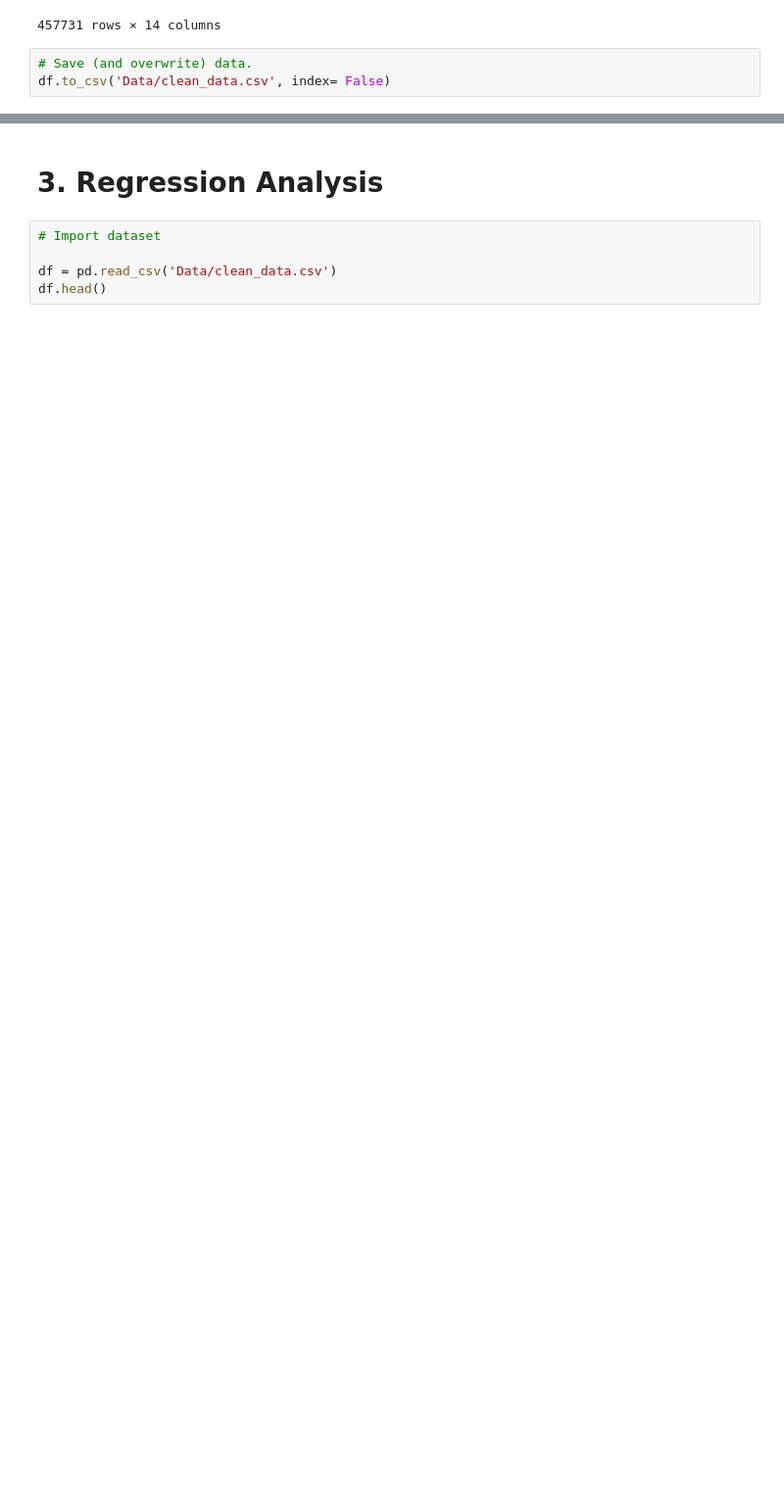
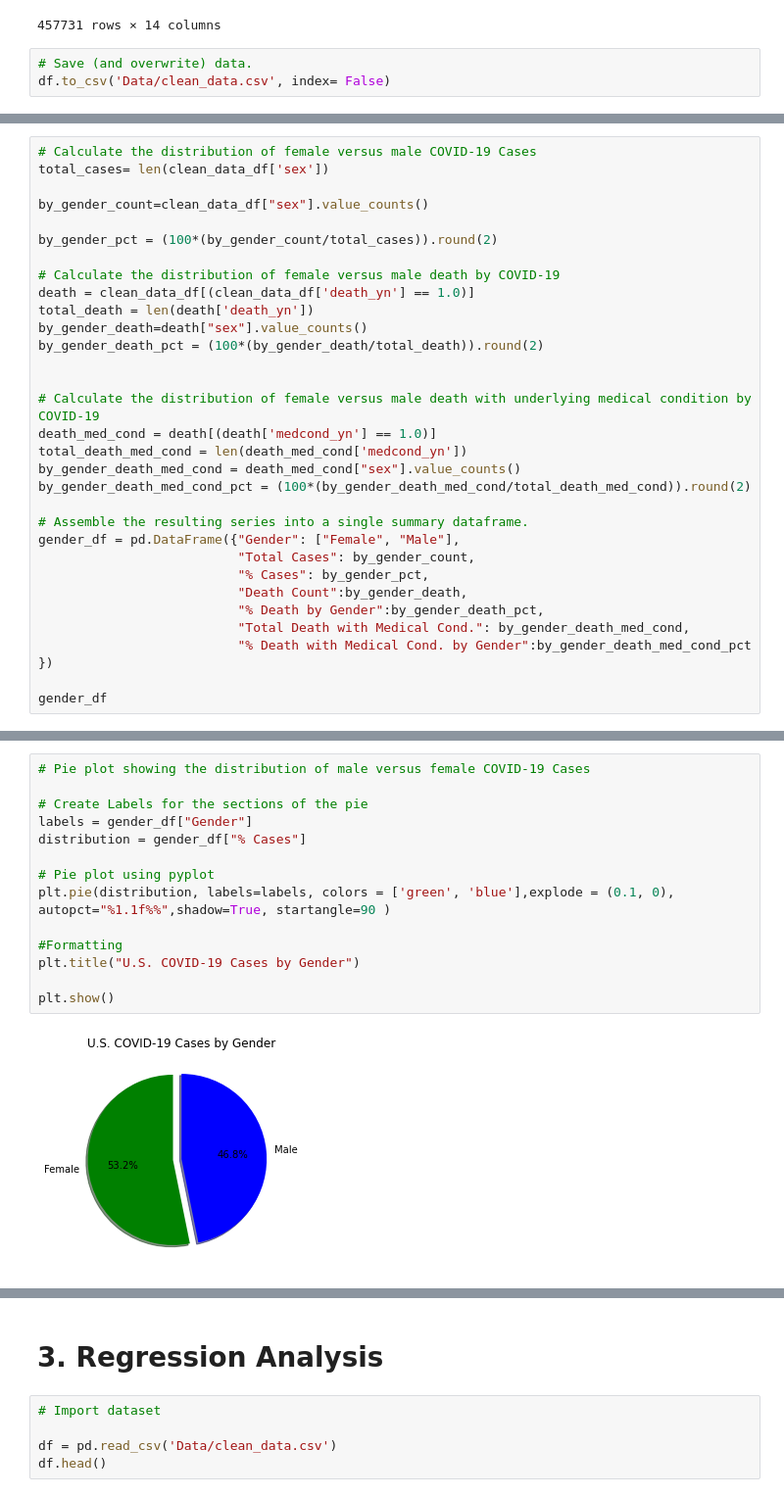
Before and after one commit to hjfeldy/Covid, a Jupyter notebook: Presentation Notebook.ipynb, the cells around one changed output, grey strips where cells are left out. Shown at 98% size. Saved outputs shown, nothing was run; the diff lists cells and outputs as text; blank space fills up the shorter version.

Commit message:
added_jessicas_plots

```diff
--- a/Presentation Notebook.ipynb
+++ b/Presentation Notebook.ipynb
@@ -220,0 +232,31 @@ df.to_csv('Data/clean_data.csv', index= False)
+# %%
+# Calculate the distribution of female versus male COVID-19 Cases
+total_cases= len(clean_data_df['sex'])
+
+by_gender_count=clean_data_df["sex"].value_counts()
+
+by_gender_pct = (100*(by_gender_count/total_cases)).round(2)
+
+# Calculate the distribution of female versus male death by COVID-19
+death = clean_data_df[(clean_data_df['death_yn'] == 1.0)]
+total_death = len(death['death_yn'])
+by_gender_death=death["sex"].value_counts()
+by_gender_death_pct = (100*(by_gender_death/total_death)).round(2)
+
+
+# Calculate the distribution of female versus male death with underlying medical condition by COVID-19
+death_med_cond = death[(death['medcond_yn'] == 1.0)]
+total_death_med_cond = len(death_med_cond['medcond_yn'])
+by_gender_death_med_cond = death_med_cond["sex"].value_counts()
+by_gender_death_med_cond_pct = (100*(by_gender_death_med_cond/total_death_med_cond)).round(2)
+
+# Assemble the resulting series into a single summary dataframe.
+gender_df = pd.DataFrame({"Gender": ["Female", "Male"],
+                          "Total Cases": by_gender_count,
+                          "% Cases": by_gender_pct,
+                          "Death Count":by_gender_death,
+                          "% Death by Gender":by_gender_death_pct,
+                          "Total Death with Medical Cond.": by_gender_death_med_cond,
+                          "% Death with Medical Cond. by Gender":by_gender_death_med_cond_pct })
+
+gender_df
@@ -220,0 +267,16 @@ df.to_csv('Data/clean_data.csv', index= False)
+# %%
+# Pie plot showing the distribution of male versus female COVID-19 Cases
+
+# Create Labels for the sections of the pie
+labels = gender_df["Gender"]
+distribution = gender_df["% Cases"]
+
+# Pie plot using pyplot
+plt.pie(distribution, labels=labels, colors = ['green', 'blue'],explode = (0.1, 0), autopct="%1.1f%%",shadow=True, startangle=90 )
+
+#Formatting
+plt.title("U.S. COVID-19 Cases by Gender")
+
+plt.show()
+# %% [output]
+[figure, added]
```
Also changed, not shown: parts of 15 cells of this notebook.
